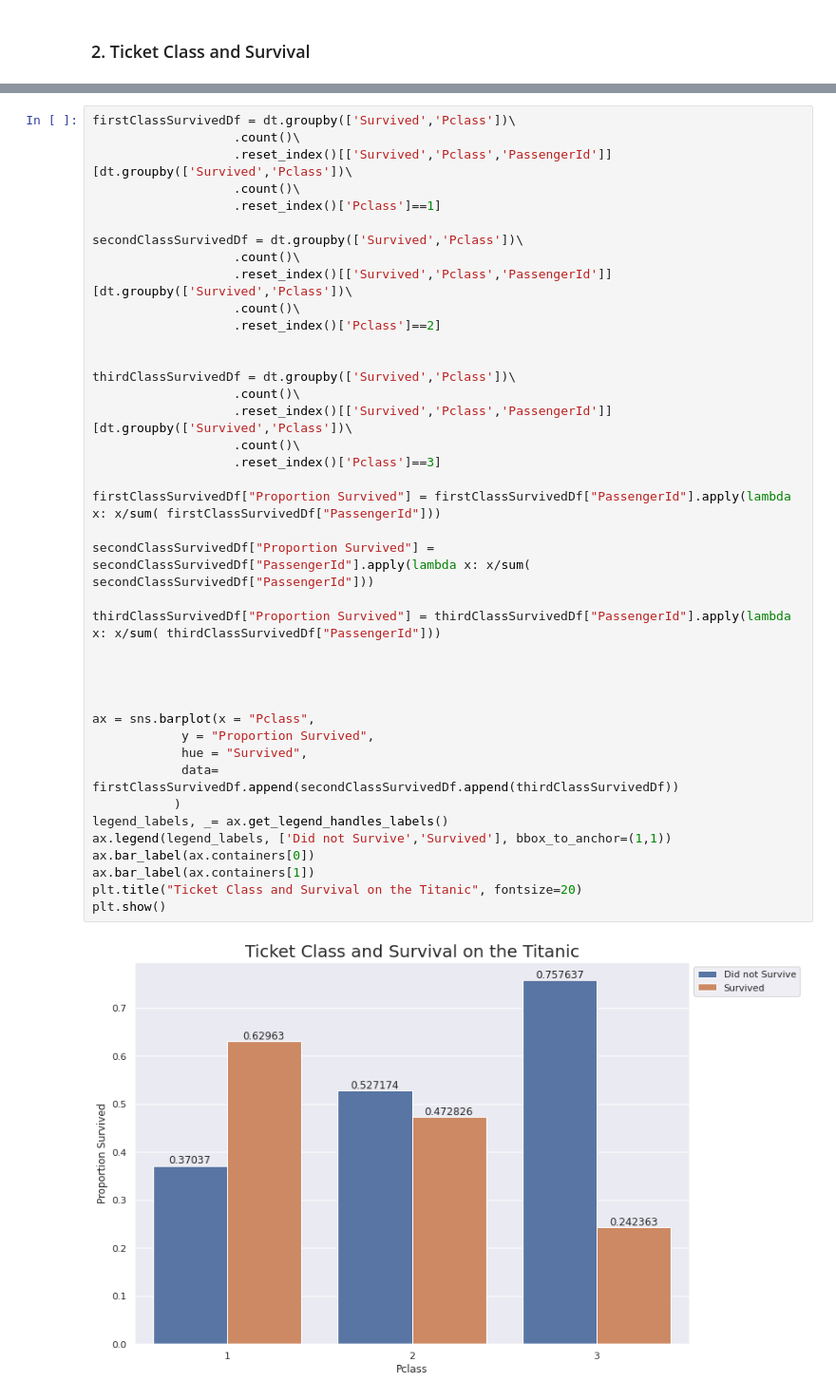
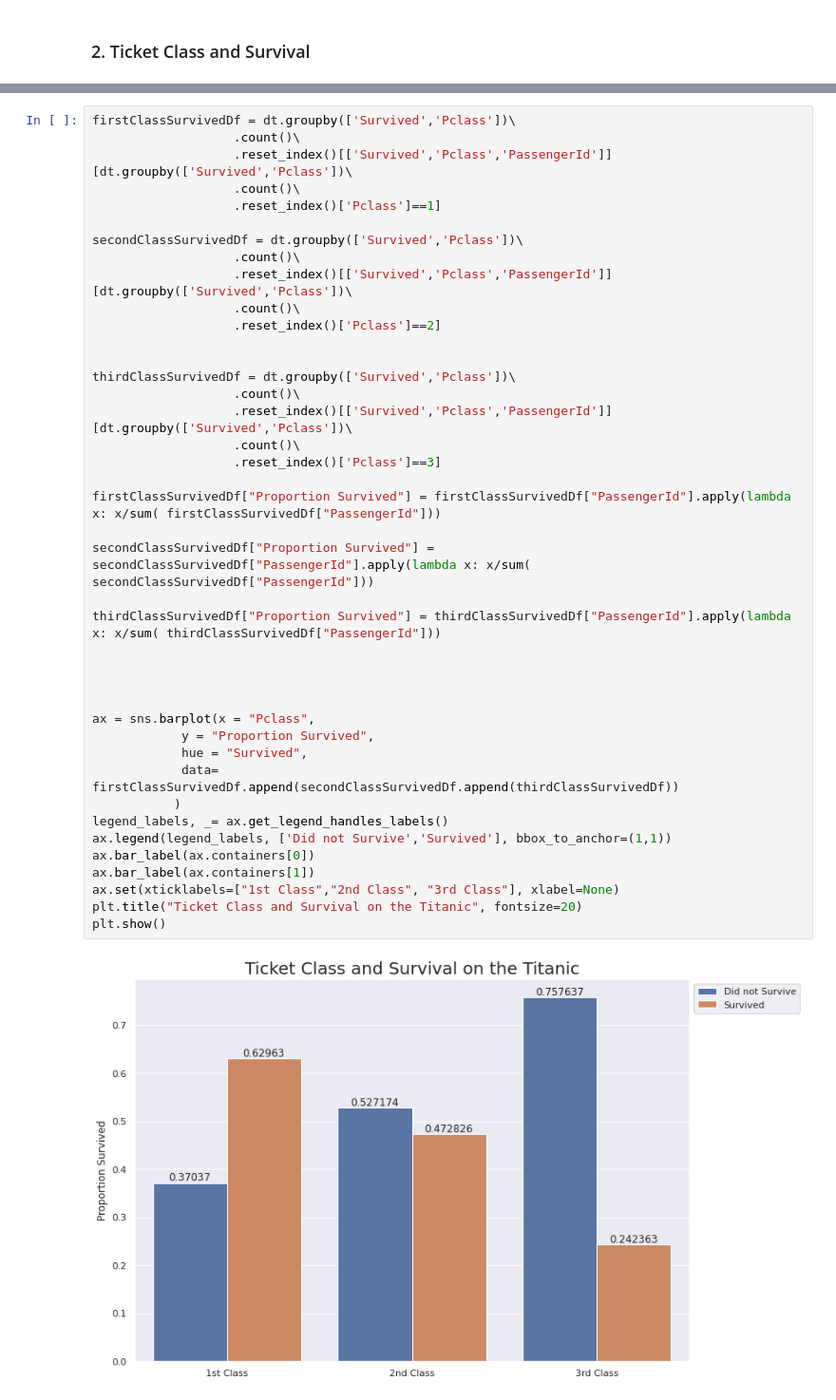
Before and after one commit to benyamindsmith/kaggle, a Jupyter notebook: another-titanic-data-analysis.ipynb, the cells around one changed output, grey strips where cells are left out. Shown at 95% size. Saved outputs shown, nothing was run; the diff lists cells and outputs as text.

```diff
--- a/another-titanic-data-analysis.ipynb
+++ b/another-titanic-data-analysis.ipynb
@@ -151,31 +153,32 @@ secondClassSurvivedDf = dt.groupby(['Survived','Pclass'])\
                    .reset_index()['Pclass']==2]
 
 
 thirdClassSurvivedDf = dt.groupby(['Survived','Pclass'])\
                    .count()\
                    .reset_index()[['Survived','Pclass','PassengerId']][dt.groupby(['Survived','Pclass'])\
                    .count()\
                    .reset_index()['Pclass']==3]
 
 firstClassSurvivedDf["Proportion Survived"] = firstClassSurvivedDf["PassengerId"].apply(lambda x: x/sum( firstClassSurvivedDf["PassengerId"]))
 
 secondClassSurvivedDf["Proportion Survived"] = secondClassSurvivedDf["PassengerId"].apply(lambda x: x/sum( secondClassSurvivedDf["PassengerId"]))
 
 thirdClassSurvivedDf["Proportion Survived"] = thirdClassSurvivedDf["PassengerId"].apply(lambda x: x/sum( thirdClassSurvivedDf["PassengerId"]))
 
 
 
 
 ax = sns.barplot(x = "Pclass",
             y = "Proportion Survived",
             hue = "Survived",
             data= firstClassSurvivedDf.append(secondClassSurvivedDf.append(thirdClassSurvivedDf))
            )
 legend_labels, _= ax.get_legend_handles_labels()
 ax.legend(legend_labels, ['Did not Survive','Survived'], bbox_to_anchor=(1,1))
 ax.bar_label(ax.containers[0])
 ax.bar_label(ax.containers[1])
+ax.set(xticklabels=["1st Class","2nd Class", "3rd Class"], xlabel=None)
 plt.title("Ticket Class and Survival on the Titanic", fontsize=20)
 plt.show()
 # %% [output]
-[figure, old version]
+[figure, new version]
```
Also changed, not shown: parts of 3 cells of this notebook.
